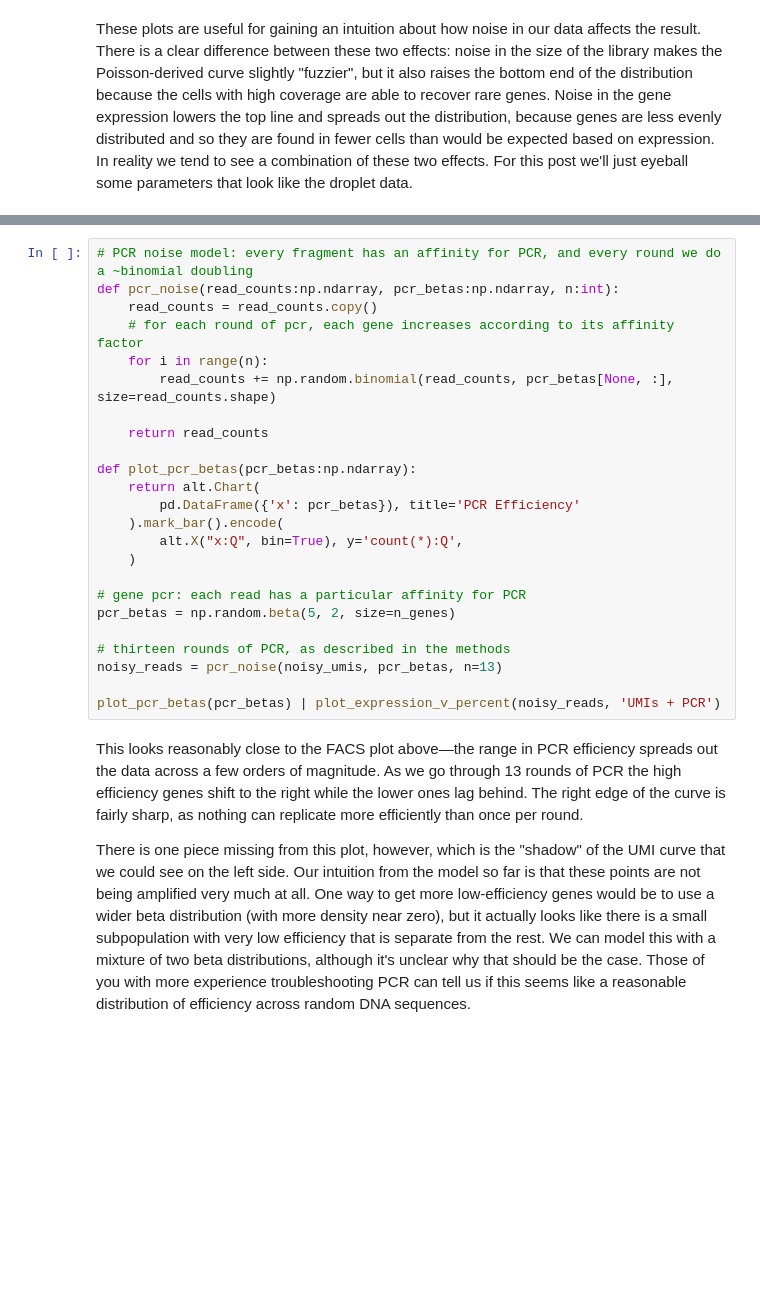
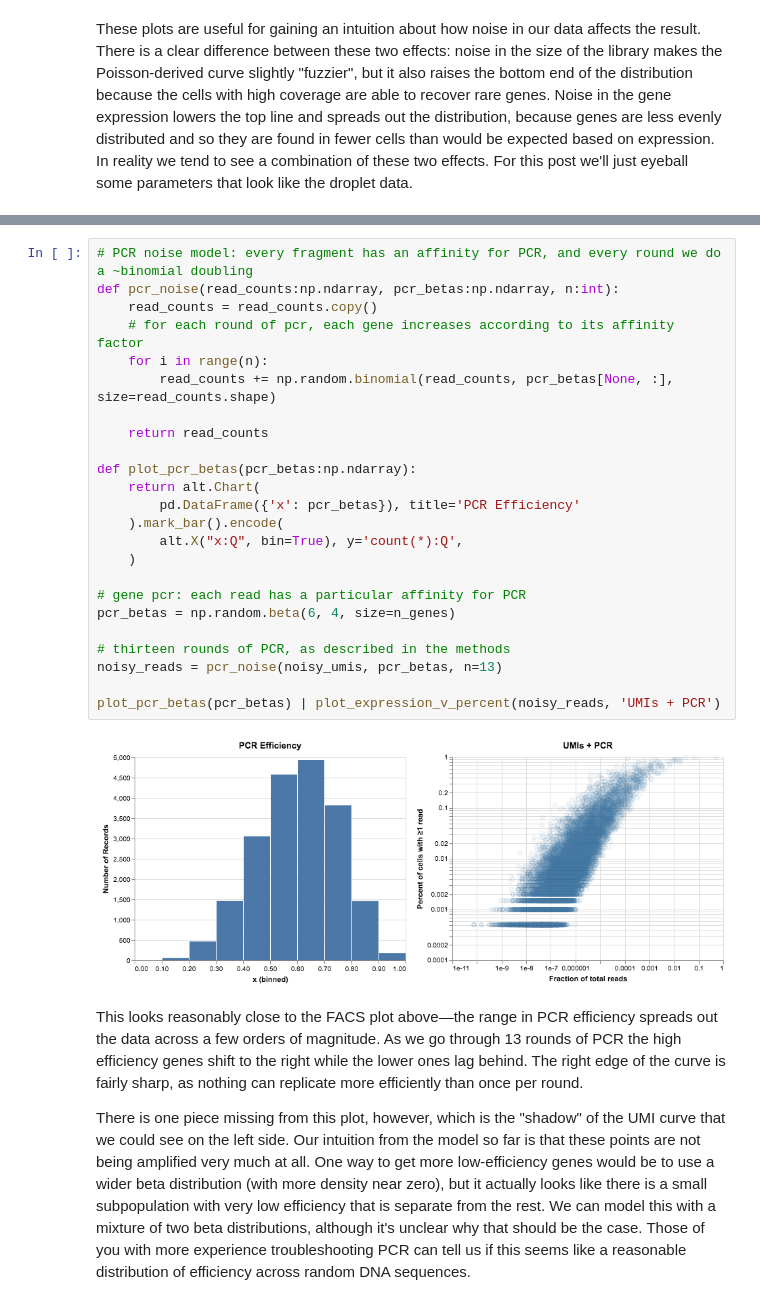
Before and after one commit to czbiohub-sf/tabula-muris-vignettes, a Jupyter notebook: vignettes/pcr_model/blogpost.ipynb, the cells around one changed output, grey strips where cells are left out. Drawn from its saved outputs; the diff is of its cells as text; blank space fills up the shorter version.

```diff
--- a/vignettes/pcr_model/blogpost.ipynb
+++ b/vignettes/pcr_model/blogpost.ipynb
@@ -199,27 +194,29 @@ That is: in each round of PCR, the each of the existing reads is copied with a p
 # %%
 # PCR noise model: every fragment has an affinity for PCR, and every round we do a ~binomial doubling
 def pcr_noise(read_counts:np.ndarray, pcr_betas:np.ndarray, n:int):
     read_counts = read_counts.copy()
     # for each round of pcr, each gene increases according to its affinity factor
     for i in range(n):
         read_counts += np.random.binomial(read_counts, pcr_betas[None, :], size=read_counts.shape)
 
     return read_counts
 
 def plot_pcr_betas(pcr_betas:np.ndarray):
     return alt.Chart(
         pd.DataFrame({'x': pcr_betas}), title='PCR Efficiency'
     ).mark_bar().encode(
         alt.X("x:Q", bin=True), y='count(*):Q',
     )
 
 # gene pcr: each read has a particular affinity for PCR
-pcr_betas = np.random.beta(5, 2, size=n_genes)
+pcr_betas = np.random.beta(6, 4, size=n_genes)
 
 # thirteen rounds of PCR, as described in the methods
 noisy_reads = pcr_noise(noisy_umis, pcr_betas, n=13)
 
 plot_pcr_betas(pcr_betas) | plot_expression_v_percent(noisy_reads, 'UMIs + PCR')
+# %% [output]
+[figure, added]
 # %% [markdown]
 This looks reasonably close to the FACS plot above&mdash;the range in PCR efficiency spreads out the data across a few orders of magnitude. As we go through 13 rounds of PCR the high efficiency genes shift to the right while the lower ones lag behind. The right edge of the curve is fairly sharp, as nothing can replicate more efficiently than once per round.
 
```
Also changed, not shown: parts of 19 cells of this notebook, 1 other file.
